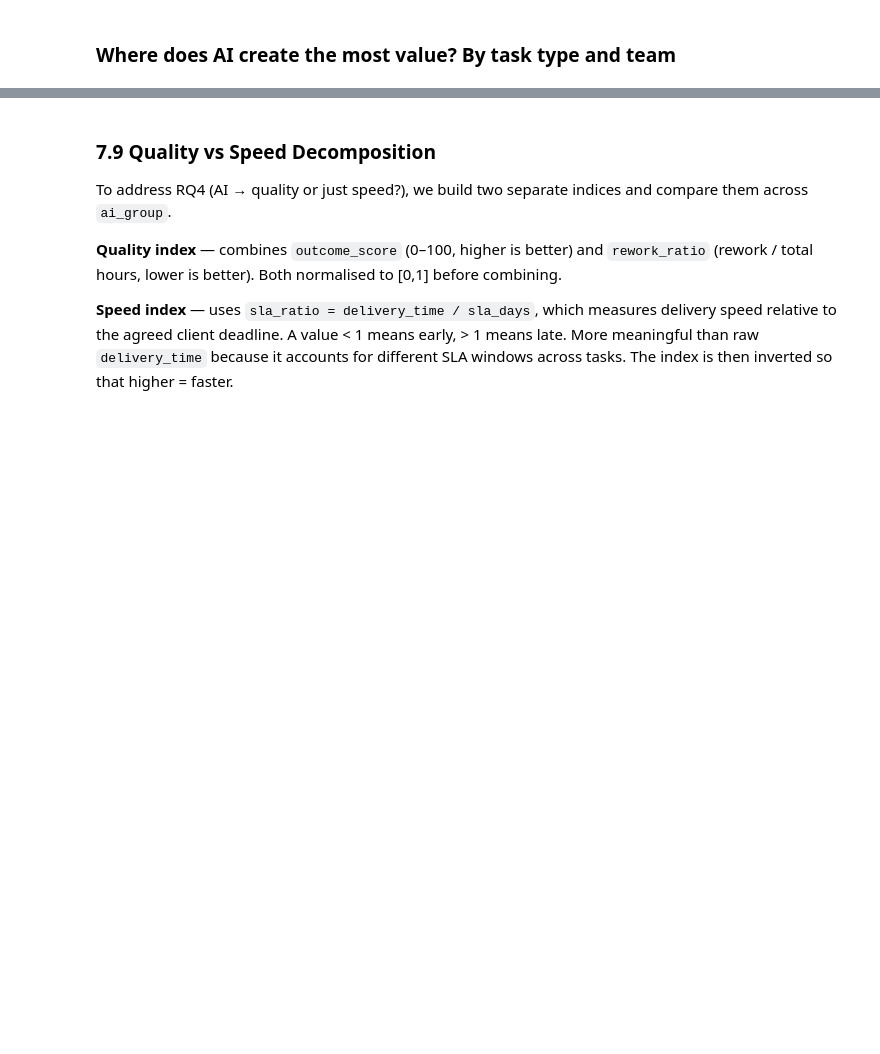
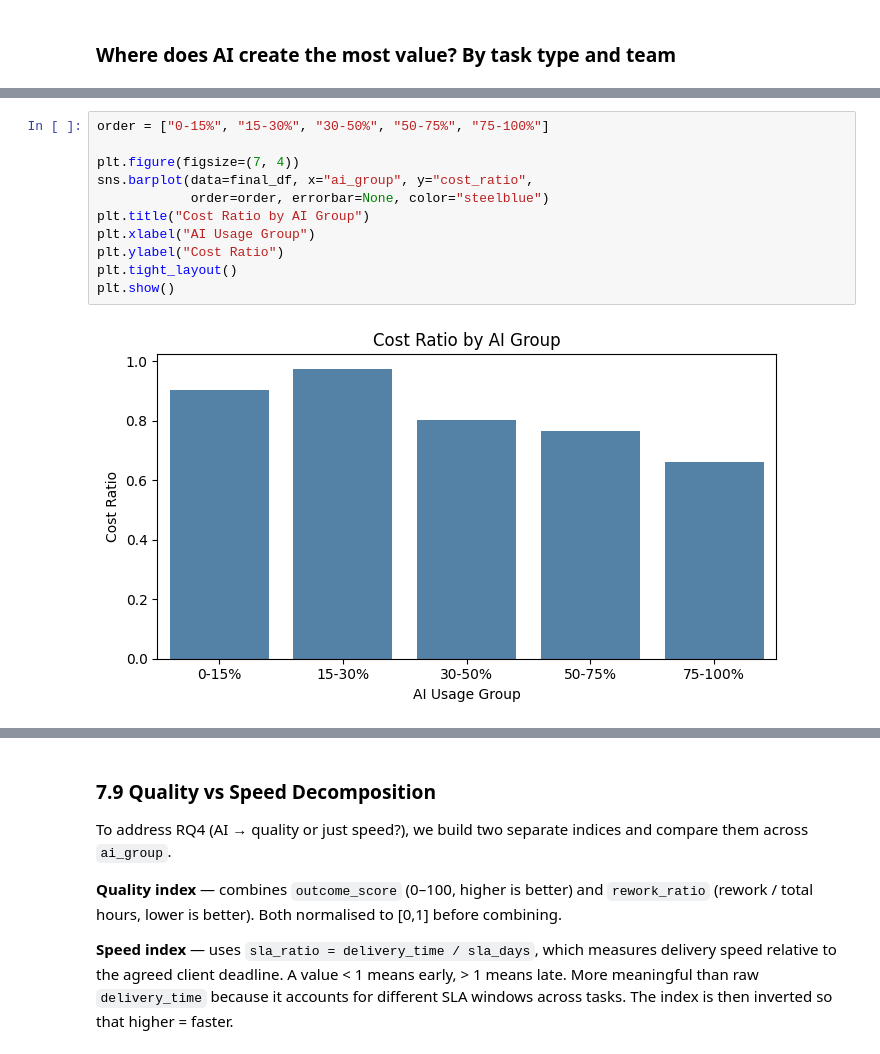
Before and after one commit to Cam-crt/FCM-Data-Alchemist, a Jupyter notebook: src/main_final.ipynb, the cells around one changed output, grey strips where cells are left out. Drawn from its saved outputs; the diff is of its cells as text; blank space fills up the shorter version.

```diff
--- a/src/main_final.ipynb
+++ b/src/main_final.ipynb
@@ -1710,0 +1283,13 @@ plt.show()
+# %%
+order = ["0-15%", "15-30%", "30-50%", "50-75%", "75-100%"]
+
+plt.figure(figsize=(7, 4))
+sns.barplot(data=final_df, x="ai_group", y="cost_ratio",
+            order=order, errorbar=None, color="steelblue")
+plt.title("Cost Ratio by AI Group")
+plt.xlabel("AI Usage Group")
+plt.ylabel("Cost Ratio")
+plt.tight_layout()
+plt.show()
+# %% [output]
+[figure, added]
```
Also changed, not shown: parts of 76 cells of this notebook, 3 other files.
